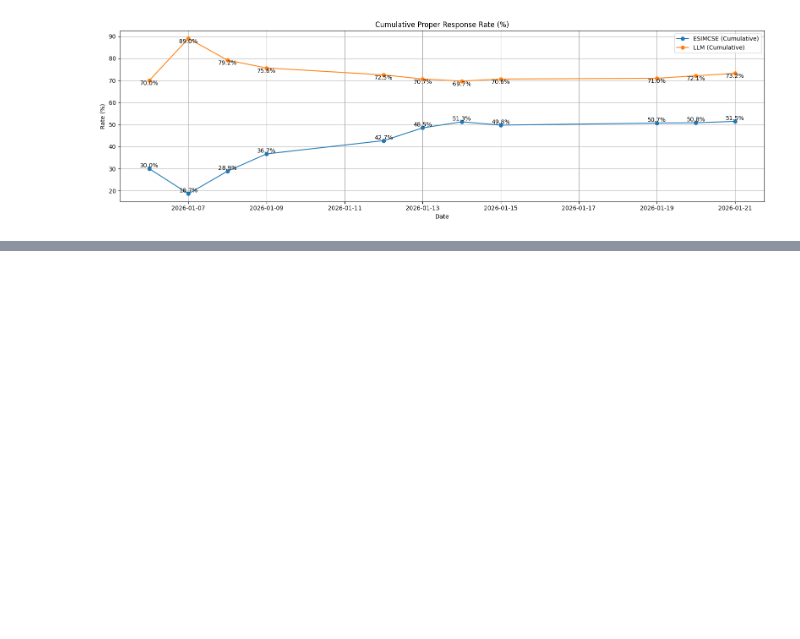
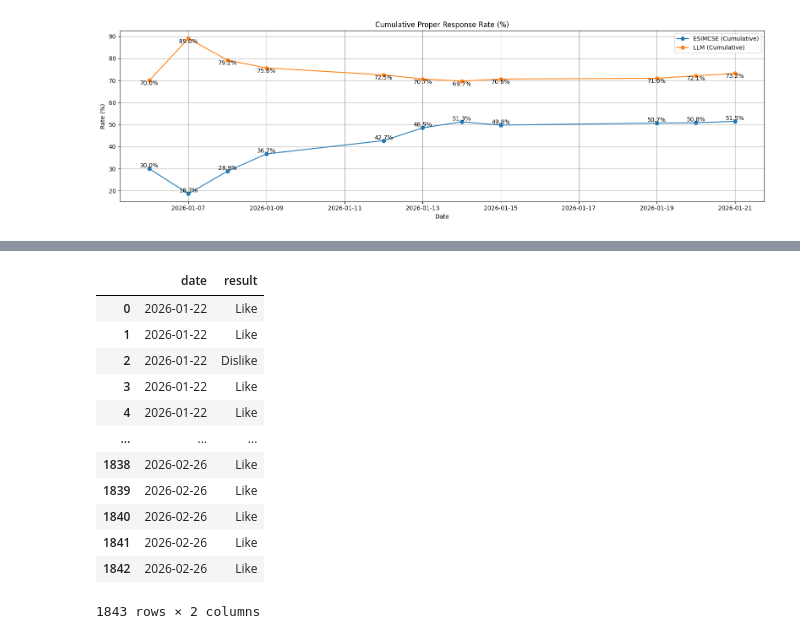
Before and after one commit to keisezrggx/ai_dashboard, a Jupyter notebook: backend/qc/read_llm_qc.ipynb, the cells around one changed output, grey strips where cells are left out. Drawn from its saved outputs; the diff is of its cells as text; code cells hidden in the pictures; blank space fills up the shorter version.

```diff
--- a/backend/qc/read_llm_qc.ipynb
+++ b/backend/qc/read_llm_qc.ipynb
@@ -252,0 +255,13 @@ plt.show()
+# %%
+SERVICE_ACCOUNT_FILE = '../../key/credentials.json'
+SCOPES = ['https://www.googleapis.com/auth/spreadsheets',
+          'https://www.googleapis.com/auth/drive']
+
+creds = Credentials.from_service_account_file(SERVICE_ACCOUNT_FILE, scopes=SCOPES)
+client = gspread.authorize(creds)
+
+sheet = client.open('LLM Kula').worksheet('data_LLM')
+data = sheet.get_all_values()
+
+df = pd.DataFrame(data[2:], columns=data[1])
+df.to_csv('../../raw_data/llm_qc.csv', index=False)
@@ -252,0 +285,23 @@ plt.show()
+# %%
+df_clean = df[['date', 'Result']].copy()
+
+df_clean.columns = df_clean.columns.str.lower()
+
+df_clean['date'] = pd.to_datetime(df_clean['date'])
+df_clean['result'] = df_clean['result'].astype('category')
+
+df_clean
+# %% [output]
+|  | date | result |
+| 0 | 2026-01-22 | Like |
+| 1 | 2026-01-22 | Like |
+| 2 | 2026-01-22 | Dislike |
+| 3 | 2026-01-22 | Like |
+| 4 | 2026-01-22 | Like |
+| ... | ... | ... |
+| 1838 | 2026-02-26 | Like |
+| 1839 | 2026-02-26 | Like |
+| 1840 | 2026-02-26 | Like |
+| 1841 | 2026-02-26 | Like |
+| 1842 | 2026-02-26 | Like |
+1843 rows × 2 columns
```
Also changed, not shown: parts of 4 cells of this notebook, 14 other files.
